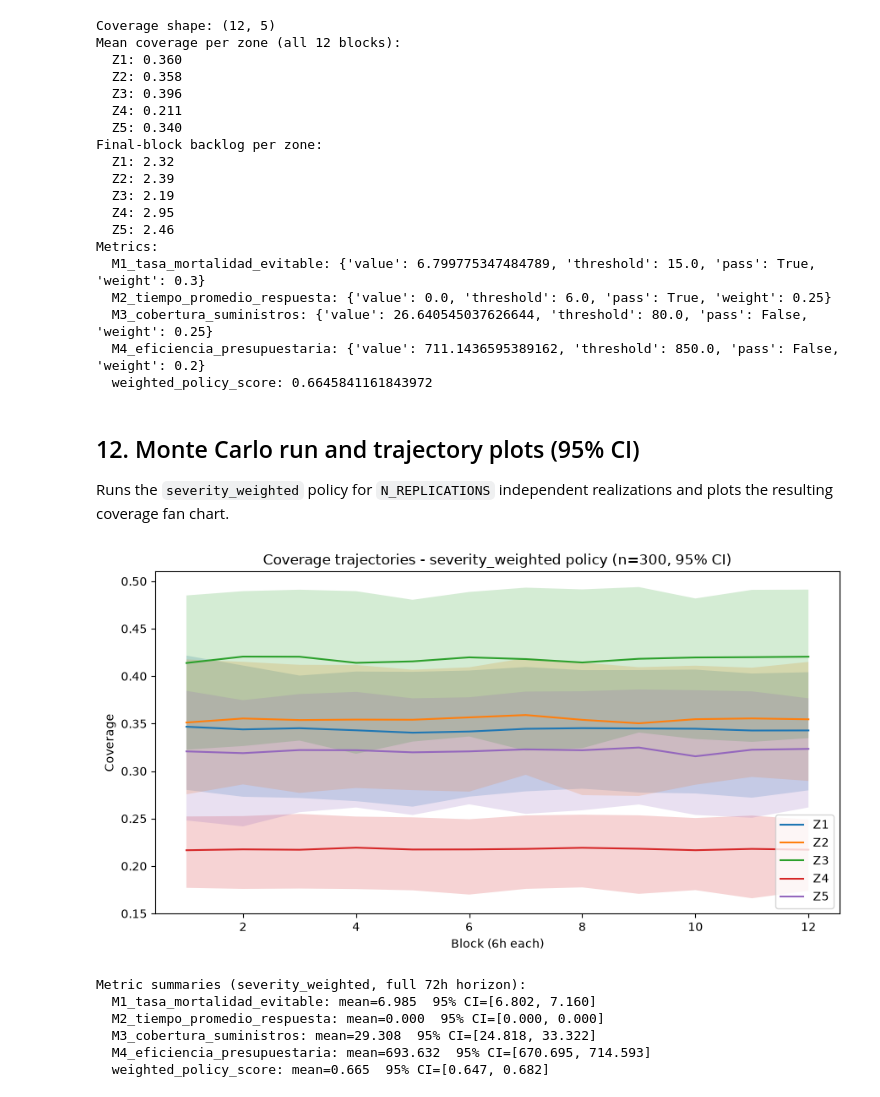
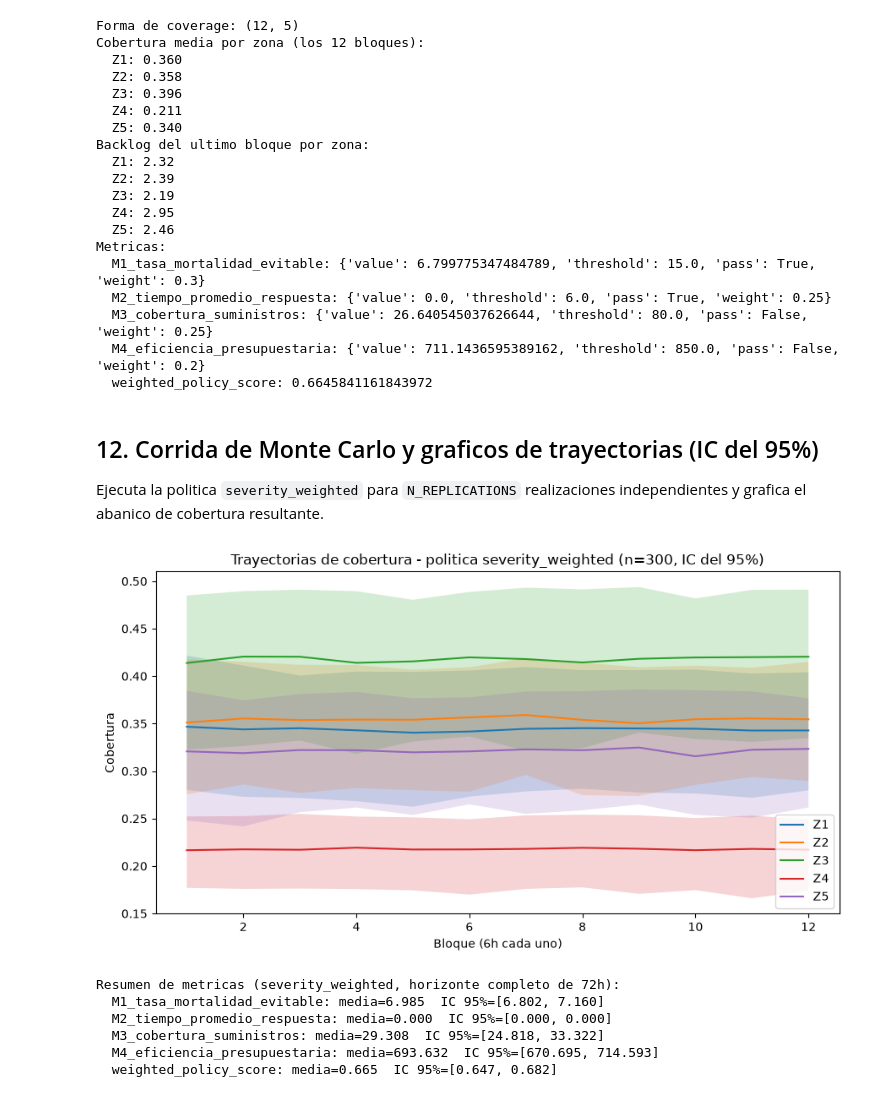
Before and after one commit to Qu3zada22/examen1-deep, a Jupyter notebook: notebooks/main.ipynb, the cells around one changed output. Saved outputs shown, nothing was run; the diff lists cells and outputs as text; code cells hidden in the pictures.

```diff
--- a/notebooks/main.ipynb
+++ b/notebooks/main.ipynb
@@ -1282,7 +1311,7 @@ def run_replications(params, policy, n=None, seed=None, exchange=None, n_blocks=
 
 
 def summarize(array, axis=0):
-    """Return (mean, ci_lo, ci_hi) using the 2.5/97.5 percentiles as a 95% CI."""
+    """Retorna (mean, ci_lo, ci_hi) usando los percentiles 2.5/97.5 como IC del 95%."""
     alpha = 1.0 - CI_LEVEL
     lo = np.percentile(array, 100 * alpha / 2, axis=axis)
     hi = np.percentile(array, 100 * (1 - alpha / 2), axis=axis)
@@ -1291,7 +1320,7 @@ def summarize(array, axis=0):
 
 
 def compare(result_a, result_b):
-    """Per-metric delta table (result_b - result_a) with 95% CIs."""
+    """Tabla de deltas por metrica (result_b - result_a) con IC del 95%."""
     rows = []
     for name in result_a["metrics"]:
         a, b = result_a["metrics"][name], result_b["metrics"][name]
@@ -1309,6 +1338,6 @@ def compare(result_a, result_b):
     return pd.DataFrame(rows)
 
 
-print("Monte Carlo utilities ready. N_REPLICATIONS =", N_REPLICATIONS,
-      f"(assignment minimum: {ASSIGNMENT_MIN_REPLICATIONS})")
+print("Utilidades de Monte Carlo listas. N_REPLICATIONS =", N_REPLICATIONS,
+      f"(minimo del enunciado: {ASSIGNMENT_MIN_REPLICATIONS})")
 # %% [output]
@@ -1322,13 +1351,13 @@ accepts a `savepath` and is exported to `outputs/`.
 # %%
-def plot_trajectories(mean, lo, hi, zones=ZONES, ylabel="Coverage", title="", savepath=None):
-    """Fan chart: one line + shaded 95% CI band per zone. mean/lo/hi: (n_blocks, n_zones)."""
+def plot_trajectories(mean, lo, hi, zones=ZONES, ylabel="Cobertura", title="", savepath=None):
+    """Grafico de abanico: una linea + banda sombreada de IC del 95% por zona. mean/lo/hi: (n_blocks, n_zones)."""
     n_blocks_ = mean.shape[0]
     x = np.arange(1, n_blocks_ + 1)
     fig, ax = plt.subplots(figsize=(9, 5))
     for z_idx, zone in enumerate(zones):
         ax.plot(x, mean[:, z_idx], label=zone)
         ax.fill_between(x, lo[:, z_idx], hi[:, z_idx], alpha=0.2)
-    ax.set_xlabel("Block (6h each)")
+    ax.set_xlabel("Bloque (6h cada uno)")
     ax.set_ylabel(ylabel)
     ax.set_title(title)
     ax.legend()
@@ -1339,15 +1368,15 @@ def plot_trajectories(mean, lo, hi, zones=ZONES, ylabel="Coverage", title="", sa
 
 
 def plot_allocation_heatmap(allocation_2d, zones=ZONES, title="", savepath=None):
-    """Heatmap of allocation across zone (rows) x block (columns)."""
+    """Mapa de calor de la asignacion por zona (filas) x bloque (columnas)."""
     fig, ax = plt.subplots(figsize=(9, 4))
     im = ax.imshow(allocation_2d.T, aspect="auto", cmap="viridis")
     ax.set_yticks(range(len(zones)))
     ax.set_yticklabels(zones)
-    ax.set_xlabel("Block (6h each)")
-    ax.set_ylabel("Zone")
+    ax.set_xlabel("Bloque (6h cada uno)")
+    ax.set_ylabel("Zona")
     ax.set_title(title)
-    fig.colorbar(im, ax=ax, label="Allocation")
+    fig.colorbar(im, ax=ax, label="Asignacion")
     fig.tight_layout()
     if savepath is not None:
         fig.savefig(savepath, dpi=150)
@@ -1355,7 +1384,7 @@ def plot_allocation_heatmap(allocation_2d, zones=ZONES, title="", savepath=None)
 
 
 def plot_metric_comparison(before, after, savepath=None):
-    """Grouped bar chart comparing metrics before/after, with error bars.
+    """Grafico de barras agrupadas que compara metricas antes/despues, con barras de error.
     before/after: dict[name] -> (mean, lo, hi).
     """
     names = list(before.keys())
@@ -1367,12 +1396,12 @@ def plot_metric_comparison(before, after, savepath=None):
     after_err = [[after[n][0] - after[n][1] for n in names], [after[n][2] - after[n][0] for n in names]]
 
     fig, ax = plt.subplots(figsize=(9, 5))
-    ax.bar(x - width / 2, before_means, width, yerr=before_err, label="Before exchange", capsize=4)
-    ax.bar(x + width / 2, after_means, width, yerr=after_err, label="After exchange", capsize=4)
+    ax.bar(x - width / 2, before_means, width, yerr=before_err, label="Antes del intercambio", capsize=4)
+    ax.bar(x + width / 2, after_means, width, yerr=after_err, label="Despues del intercambio", capsize=4)
     ax.set_xticks(x)
     ax.set_xticklabels(names, rotation=20, ha="right")
-    ax.set_ylabel("Metric value")
-    ax.set_title("Metric comparison: before vs after the exchange")
+    ax.set_ylabel("Valor de la metrica")
+    ax.set_title("Comparacion de metricas: antes vs despues del intercambio")
     ax.legend()
     fig.tight_layout()
     if savepath is not None:
@@ -1380,5 +1409,5 @@ def plot_metric_comparison(before, after, savepath=None):
     return fig
 
 
-print("Plot helpers ready.")
+print("Funciones de graficado listas.")
 # %% [output]
@@ -1392,62 +1422,62 @@ to end before spending time on the full Monte Carlo.
 rng = np.random.default_rng(DEFAULT_SEED)
 sanity_result = simulate(params, POLICIES["severity_weighted"], rng)
 
-print("Coverage shape:", sanity_result.coverage.shape)
-print("Mean coverage per zone (all 12 blocks):")
+print("Forma de coverage:", sanity_result.coverage.shape)
+print("Cobertura media por zona (los 12 bloques):")
 for z, c in zip(ZONES, sanity_result.coverage.mean(axis=0)):
     print(f"  {z}: {c:.3f}")
-print("Final-block backlog per zone:")
+print("Backlog del ultimo bloque por zona:")
 for z, b in zip(ZONES, sanity_result.backlog[-1]):
     print(f"  {z}: {b:.2f}")
-print("Metrics:")
+print("Metricas:")
 for name, m in evaluate_all(sanity_result, params).items():
     print(f"  {name}: {m}")
 # %% [output]
-Coverage shape: (12, 5)
-Mean coverage per zone (all 12 blocks):
+Forma de coverage: (12, 5)
+Cobertura media por zona (los 12 bloques):
   Z1: 0.360
   Z2: 0.358
   Z3: 0.396
   Z4: 0.211
   Z5: 0.340
-Final-block backlog per zone:
+Backlog del ultimo bloque por zona:
   Z1: 2.32
   Z2: 2.39
   Z3: 2.19
   Z4: 2.95
   Z5: 2.46
-Metrics:
+Metricas:
   M1_tasa_mortalidad_evitable: {'value': 6.799775347484789, 'threshold': 15.0, 'pass': True, 'weight': 0.3}
   M2_tiempo_promedio_respuesta: {'value': 0.0, 'threshold': 6.0, 'pass': True, 'weight': 0.25}
   M3_cobertura_suministros: {'value': 26.640545037626644, 'threshold': 80.0, 'pass': False, 'weight': 0.25}
   M4_eficiencia_presupuestaria: {'value': 711.1436595389162, 'threshold': 850.0, 'pass': False, 'weight': 0.2}
   weighted_policy_score: 0.6645841161843972
 # %% [markdown]
-## 12. Monte Carlo run and trajectory plots (95% CI)
+## 12. Corrida de Monte Carlo y graficos de trayectorias (IC del 95%)
 
-Runs the `severity_weighted` policy for `N_REPLICATIONS` independent
-realizations and plots the resulting coverage fan chart.
+Ejecuta la politica `severity_weighted` para `N_REPLICATIONS` realizaciones
+independientes y grafica el abanico de cobertura resultante.
 # %%
 mc_baseline_full = run_replications(params, POLICIES["severity_weighted"], n=N_REPLICATIONS, seed=DEFAULT_SEED)
 
 coverage_mean, coverage_lo, coverage_hi = summarize(mc_baseline_full["coverage_traj"], axis=0)
 fig = plot_trajectories(
     coverage_mean, coverage_lo, coverage_hi,
-    title=f"Coverage trajectories - severity_weighted policy (n={N_REPLICATIONS}, 95% CI)",
+    title=f"Trayectorias de cobertura - politica severity_weighted (n={N_REPLICATIONS}, IC del 95%)",
     savepath=OUTPUTS / "coverage_trajectories_baseline.png",
 )
 plt.show()
 
-print("Metric summaries (severity_weighted, full 72h horizon):")
+print("Resumen de metricas (severity_weighted, horizonte completo de 72h):")
 for name, arr in mc_baseline_full["metrics"].items():
     m, lo, hi = summarize(arr)
-    print(f"  {name}: mean={m:.3f}  95% CI=[{lo:.3f}, {hi:.3f}]")
+    print(f"  {name}: media={m:.3f}  IC 95%=[{lo:.3f}, {hi:.3f}]")
 # %% [output]
-[figure, old version]
+[figure, new version]
-Metric summaries (severity_weighted, full 72h horizon):
-  M1_tasa_mortalidad_evitable: mean=6.985  95% CI=[6.802, 7.160]
-  M2_tiempo_promedio_respuesta: mean=0.000  95% CI=[0.000, 0.000]
-  M3_cobertura_suministros: mean=29.308  95% CI=[24.818, 33.322]
-  M4_eficiencia_presupuestaria: mean=693.632  95% CI=[670.695, 714.593]
-  weighted_policy_score: mean=0.665  95% CI=[0.647, 0.682]
+Resumen de metricas (severity_weighted, horizonte completo de 72h):
+  M1_tasa_mortalidad_evitable: media=6.985  IC 95%=[6.802, 7.160]
+  M2_tiempo_promedio_respuesta: media=0.000  IC 95%=[0.000, 0.000]
+  M3_cobertura_suministros: media=29.308  IC 95%=[24.818, 33.322]
+  M4_eficiencia_presupuestaria: media=693.632  IC 95%=[670.695, 714.593]
+  weighted_policy_score: media=0.665  IC 95%=[0.647, 0.682]
 # %% [markdown]
```
Also changed, not shown: parts of 38 cells of this notebook, 4 other files.
